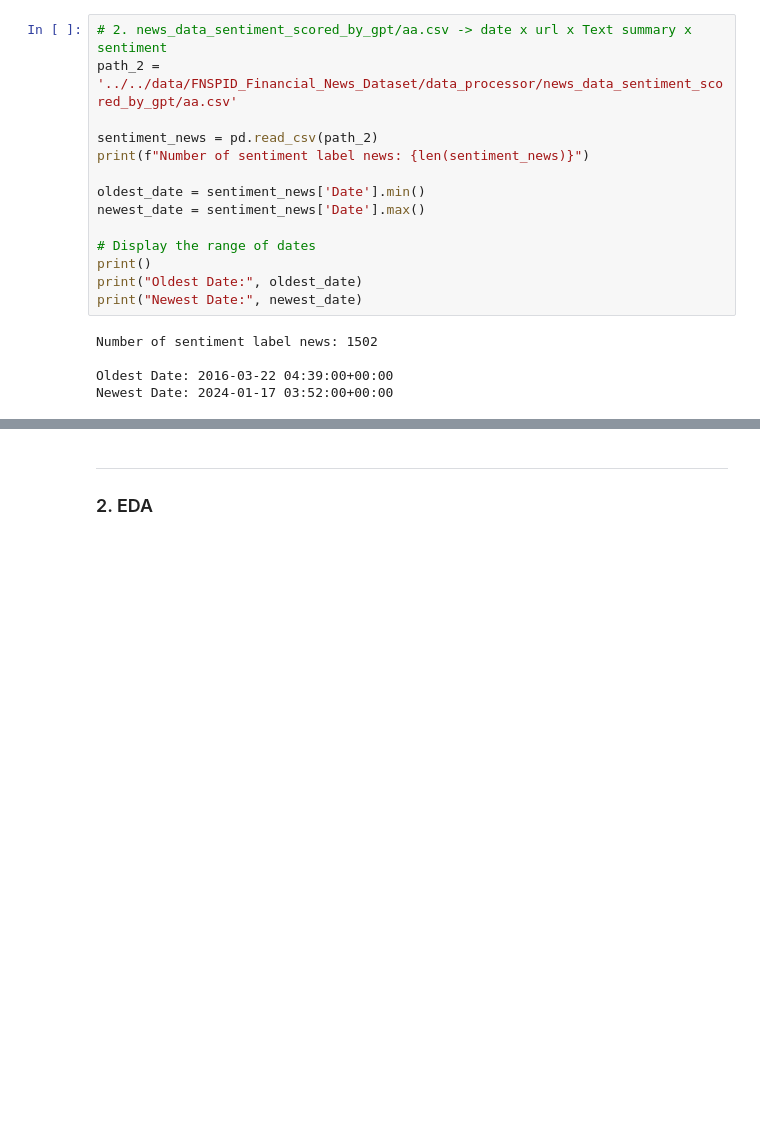
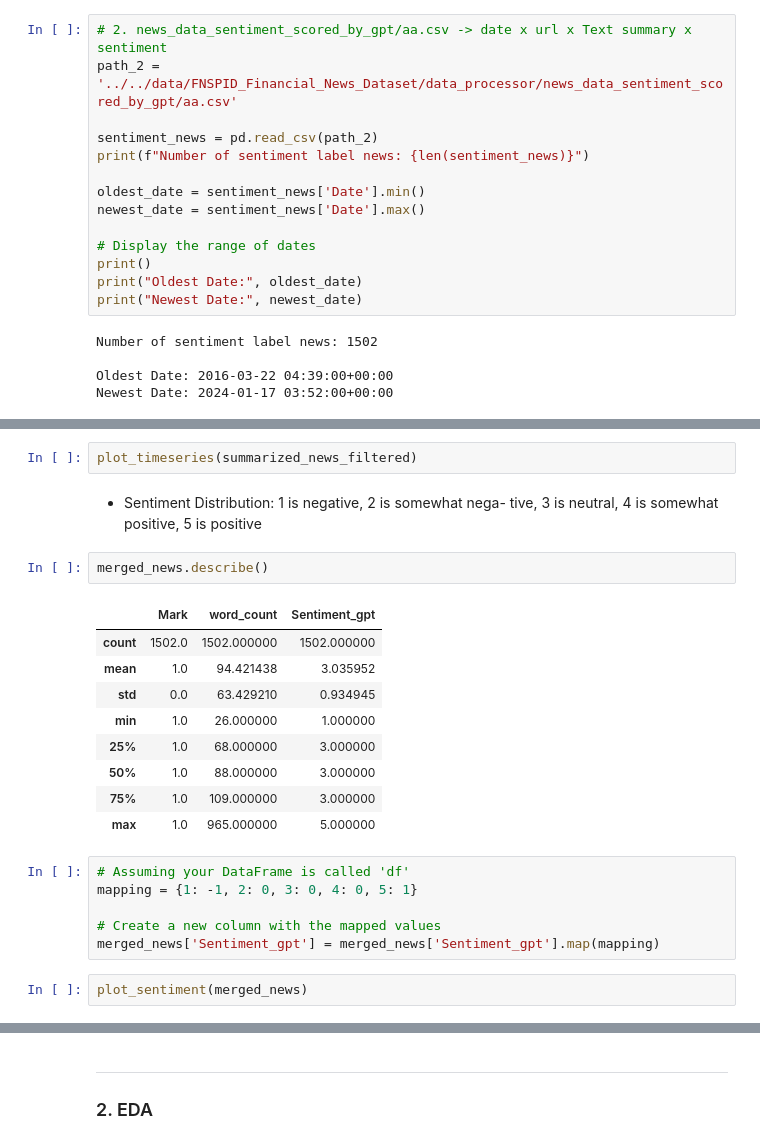
Before and after one commit to paultltc/InflaBERT, a Jupyter notebook: source/eda/news_eda.ipynb, the cells around one changed output, grey strips where cells are left out. Cells and saved outputs as stored; diff of their text form; blank space fills up the shorter version.

Commit message:
data end

```diff
--- a/source/eda/news_eda.ipynb
+++ b/source/eda/news_eda.ipynb
@@ -105,0 +293,24 @@ Newest Date: 2024-01-17 03:52:00+00:00
+# %%
+plot_timeseries(summarized_news_filtered)
+# %% [markdown]
+- Sentiment Distribution: 1 is negative, 2 is somewhat nega- tive, 3 is neutral, 4 is somewhat positive, 5 is positive
+# %%
+merged_news.describe()
+# %% [output]
+|  | Mark | word_count | Sentiment_gpt |
+| count | 1502.0 | 1502.000000 | 1502.000000 |
+| mean | 1.0 | 94.421438 | 3.035952 |
+| std | 0.0 | 63.429210 | 0.934945 |
+| min | 1.0 | 26.000000 | 1.000000 |
+| 25% | 1.0 | 68.000000 | 3.000000 |
+| 50% | 1.0 | 88.000000 | 3.000000 |
+| 75% | 1.0 | 109.000000 | 3.000000 |
+| max | 1.0 | 965.000000 | 5.000000 |
+# %%
+# Assuming your DataFrame is called 'df'
+mapping = {1: -1, 2: 0, 3: 0, 4: 0, 5: 1}
+
+# Create a new column with the mapped values
+merged_news['Sentiment_gpt'] = merged_news['Sentiment_gpt'].map(mapping)
+# %%
+plot_sentiment(merged_news)
```
Also changed, not shown: parts of 37 cells of this notebook, 4 other files.
